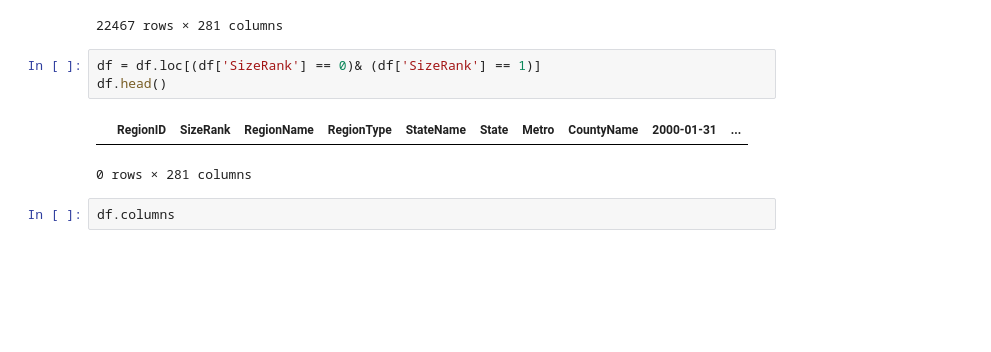
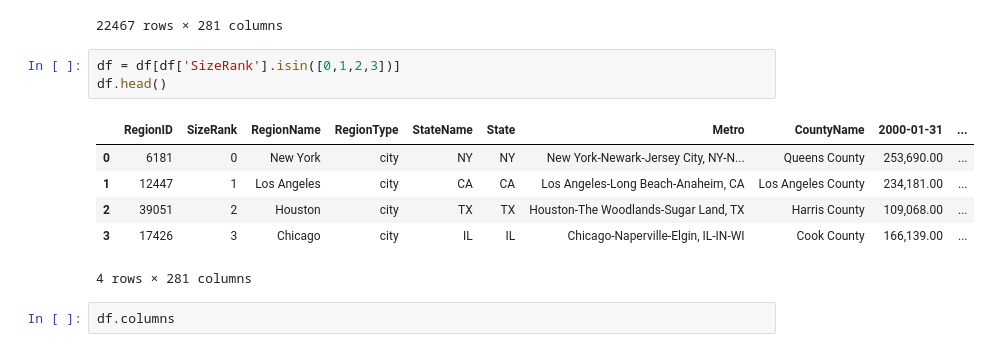
Before and after one commit to Beagan19/-Core--Preparing-Time-Series-from-Wide-Form-Data, a Jupyter notebook: (Core) Preparing Time Series from Wide-Form Data.ipynb, the cells around one changed output. Saved outputs shown, nothing was run; the diff lists cells and outputs as text; blank space fills up the shorter version.

```diff
--- a/(Core) Preparing Time Series from Wide-Form Data.ipynb
+++ b/(Core) Preparing Time Series from Wide-Form Data.ipynb
@@ -31,11 +31,15 @@ df
 | 22466 | 42575 | 28439 | Quinwood | city | WV | WV | NaN | Greenbrier County | NaN | ... |
 22467 rows × 281 columns
 # %%
-df = df.loc[(df['SizeRank'] == 0)& (df['SizeRank'] == 1)]
+df = df[df['SizeRank'].isin([0,1,2,3])]
 df.head()
 # %% [output]
 |  | RegionID | SizeRank | RegionName | RegionType | StateName | State | Metro | CountyName | 2000-01-31 | ... |
+| 0 | 6181 | 0 | New York | city | NY | NY | New York-Newark-Jersey City, NY-N... | Queens County | 253,690.00 | ... |
+| 1 | 12447 | 1 | Los Angeles | city | CA | CA | Los Angeles-Long Beach-Anaheim, CA | Los Angeles County | 234,181.00 | ... |
+| 2 | 39051 | 2 | Houston | city | TX | TX | Houston-The Woodlands-Sugar Land, TX | Harris County | 109,068.00 | ... |
+| 3 | 17426 | 3 | Chicago | city | IL | IL | Chicago-Naperville-Elgin, IL-IN-WI | Cook County | 166,139.00 | ... |
-0 rows × 281 columns
+4 rows × 281 columns
 # %%
 df.columns
 # %% [output]
```
Also changed, not shown: parts of 4 cells of this notebook.
